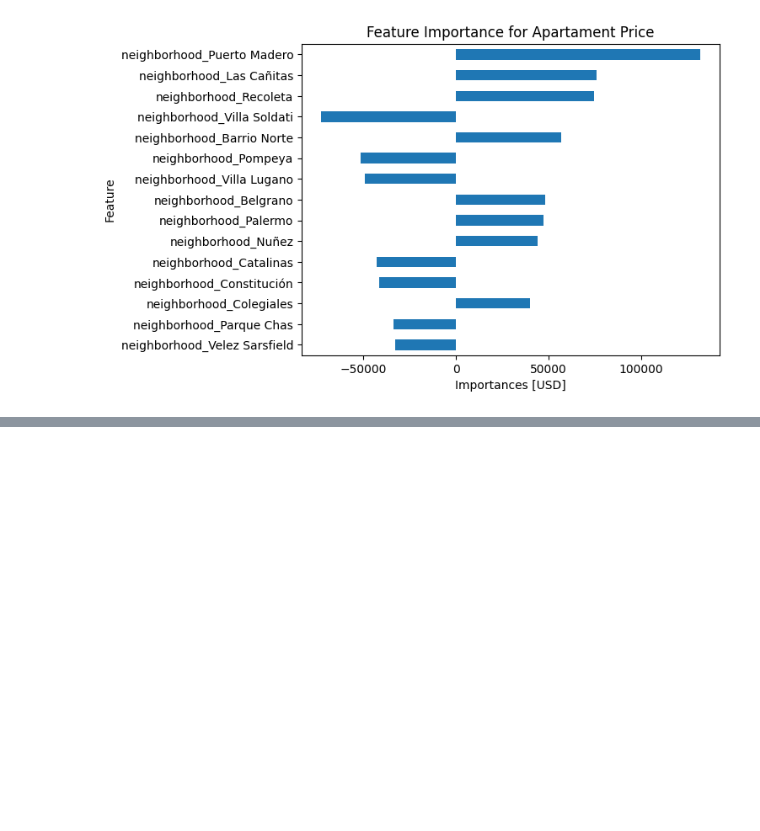
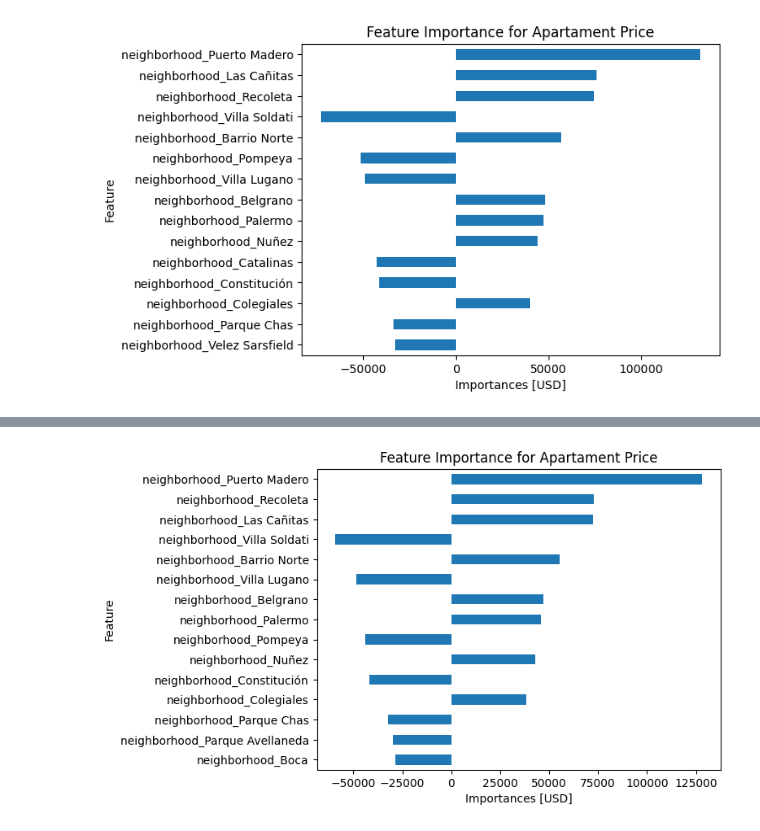
Before and after one commit to filipebvs/projetos_analise_de_dados, a Jupyter notebook: previsao_preco_de_casas/projeto_3_previsao_de_precos_com_vizinhanca.ipynb, the cells around one changed output, grey strips where cells are left out. Cells and saved outputs as stored; diff of their text form; code cells hidden in the pictures; blank space fills up the shorter version.

Commit message:
Testa o modelo Ridge

```diff
--- a/previsao_preco_de_casas/projeto_3_previsao_de_precos_com_vizinhanca.ipynb
+++ b/previsao_preco_de_casas/projeto_3_previsao_de_precos_com_vizinhanca.ipynb
@@ -226,0 +229,6 @@ plt.title("Feature Importance for Apartament Price");
+# %%
+model = make_pipeline(
+    OneHotEncoder(use_cat_names=True),
+    Ridge()
+)
+model.fit(X_train, y_train)
@@ -226,0 +245,5 @@ plt.title("Feature Importance for Apartament Price");
+# %%
+intercept = model.named_steps["ridge"].intercept_
+coefficients = model.named_steps["ridge"].coef_
+print("coefficients len:", len(coefficients))
+print(coefficients[:5])  # First five coefficients
@@ -226,0 +254,4 @@ plt.title("Feature Importance for Apartament Price");
+# %%
+feature_names = model.named_steps["onehotencoder"].get_feature_names()
+print("features len:", len(feature_names))
+print(feature_names[:5])  # First five feature names
@@ -226,0 +262,3 @@ plt.title("Feature Importance for Apartament Price");
+# %%
+feat_imp = pd.Series(coefficients, index=feature_names)
+feat_imp.head()
@@ -226,0 +295,7 @@ plt.title("Feature Importance for Apartament Price");
+# %%
+feat_imp.sort_values(key=abs).tail(15).plot(kind="barh")
+plt.xlabel("Importances [USD]")
+plt.ylabel("Feature")
+plt.title("Feature Importance for Apartament Price");
+# %% [output]
+[figure, added]
```
Also changed, not shown: parts of 7 cells of this notebook.
